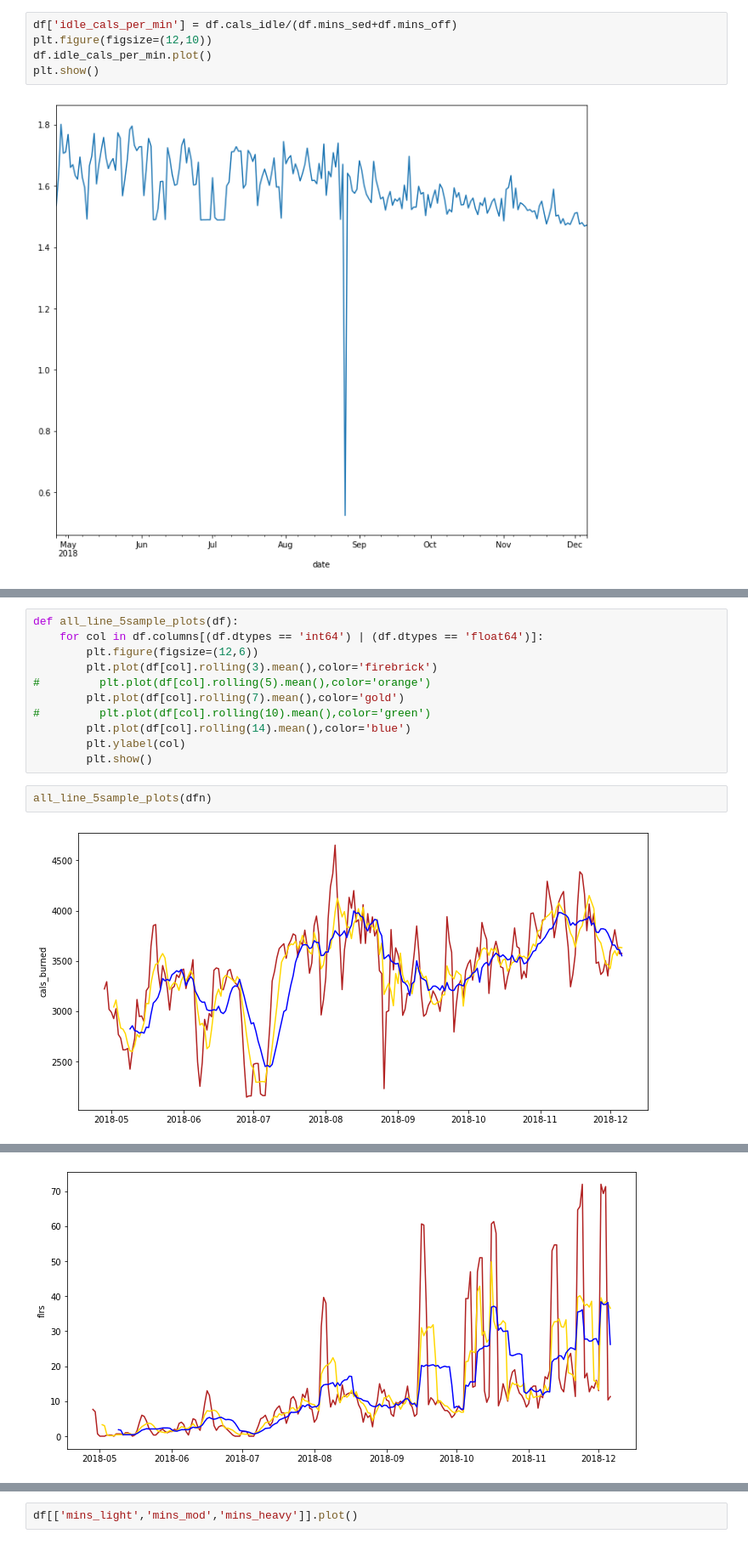
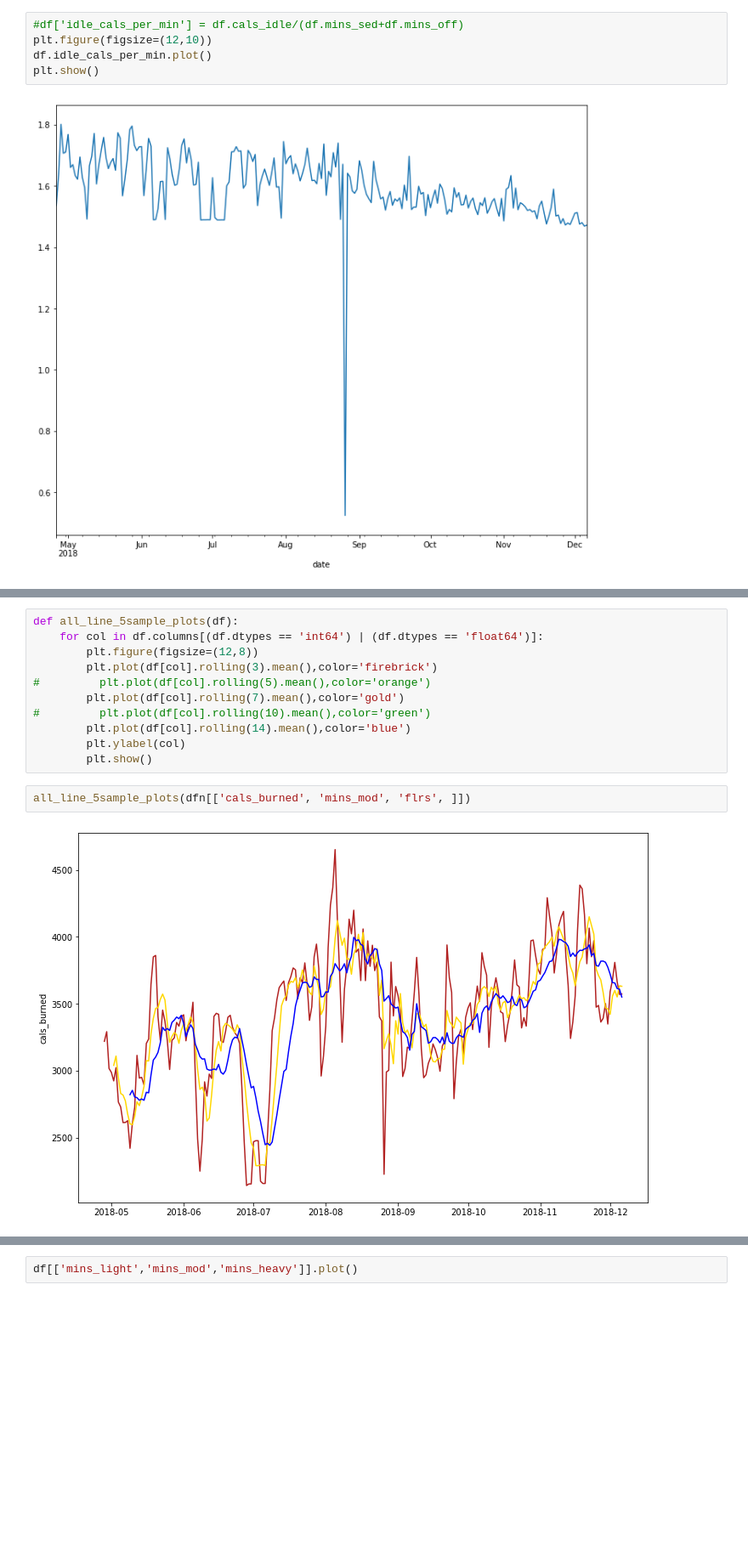
Before and after one commit to DoubleStufERoe/BayesP05_Fitbit, a Jupyter notebook: fitbit_kworking.ipynb, the cells around one changed output, grey strips where cells are left out. Shown at 85% size. Drawn from its saved outputs; the diff is of its cells as text; blank space fills up the shorter version.

```diff
--- a/fitbit_kworking.ipynb
+++ b/fitbit_kworking.ipynb
@@ -371,7 +402,7 @@ df[df.mins_sed==0]
 |  | cals_burned | steps | dist | flrs | mins_sed | mins_light | mins_mod | mins_heavy | activity_cals | ... |
 | date |  |  |  |  |  |  |  |  |  | ... |
 # %%
-df['idle_cals_per_min'] = df.cals_idle/(df.mins_sed+df.mins_off)
+#df['idle_cals_per_min'] = df.cals_idle/(df.mins_sed+df.mins_off)
 plt.figure(figsize=(12,10))
 df.idle_cals_per_min.plot()
 plt.show()
@@ -386,7 +416,7 @@ df[df.idle_cals_per_min>5]
 # %%
 def all_line_5sample_plots(df):
     for col in df.columns[(df.dtypes == 'int64') | (df.dtypes == 'float64')]:
-        plt.figure(figsize=(12,6))
+        plt.figure(figsize=(12,8))
         plt.plot(df[col].rolling(3).mean(),color='firebrick')
 #         plt.plot(df[col].rolling(5).mean(),color='orange')
         plt.plot(df[col].rolling(7).mean(),color='gold')
@@ -395,6 +425,6 @@ def all_line_5sample_plots(df):
         plt.ylabel(col)
         plt.show()
 # %%
-all_line_5sample_plots(dfn)
+all_line_5sample_plots(dfn[['cals_burned', 'mins_mod', 'flrs', ]])
 # %% [output]
-[figure, old version]
+[figure, new version]
@@ -403 +432,0 @@ all_line_5sample_plots(dfn)
-[figure, removed]
```
Also changed, not shown: parts of 29 cells of this notebook, 1 other file.
